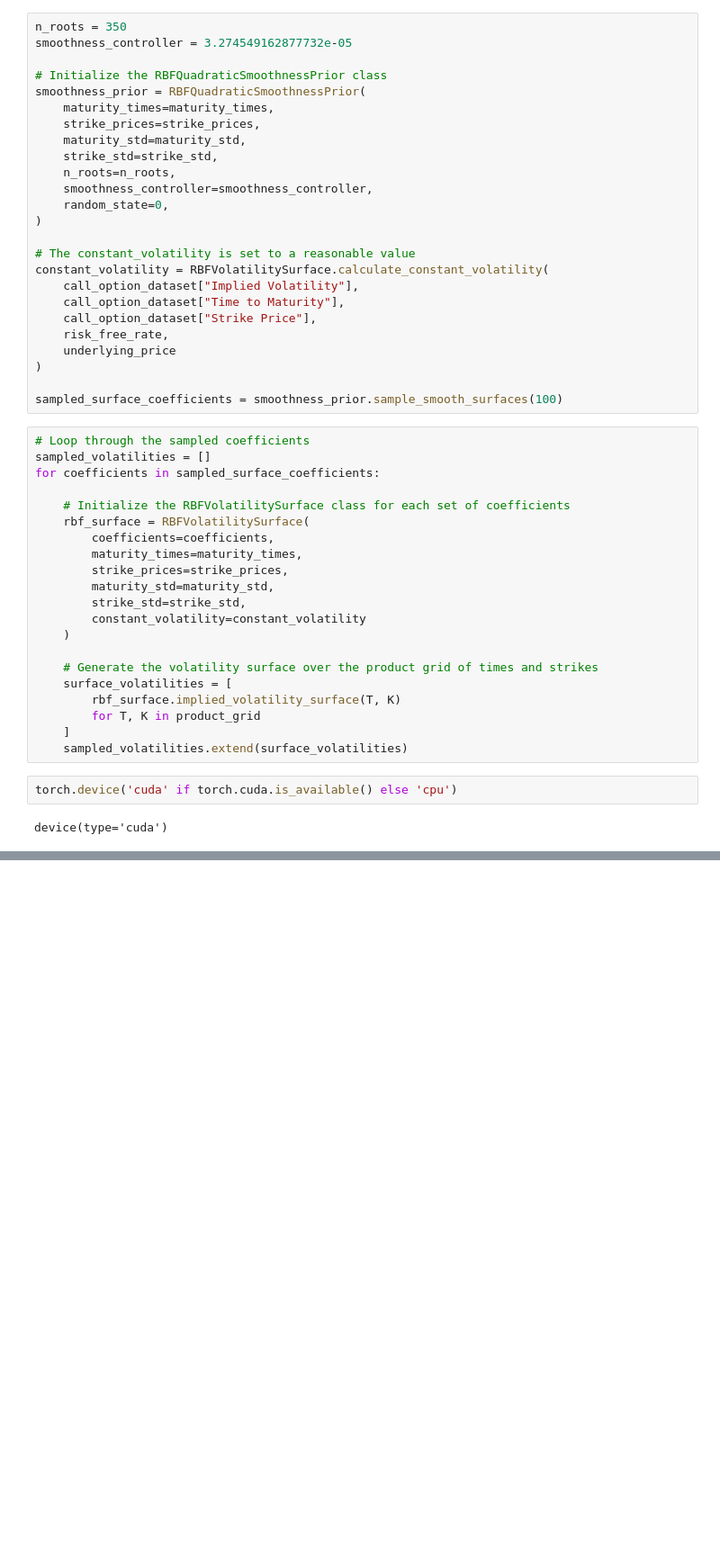
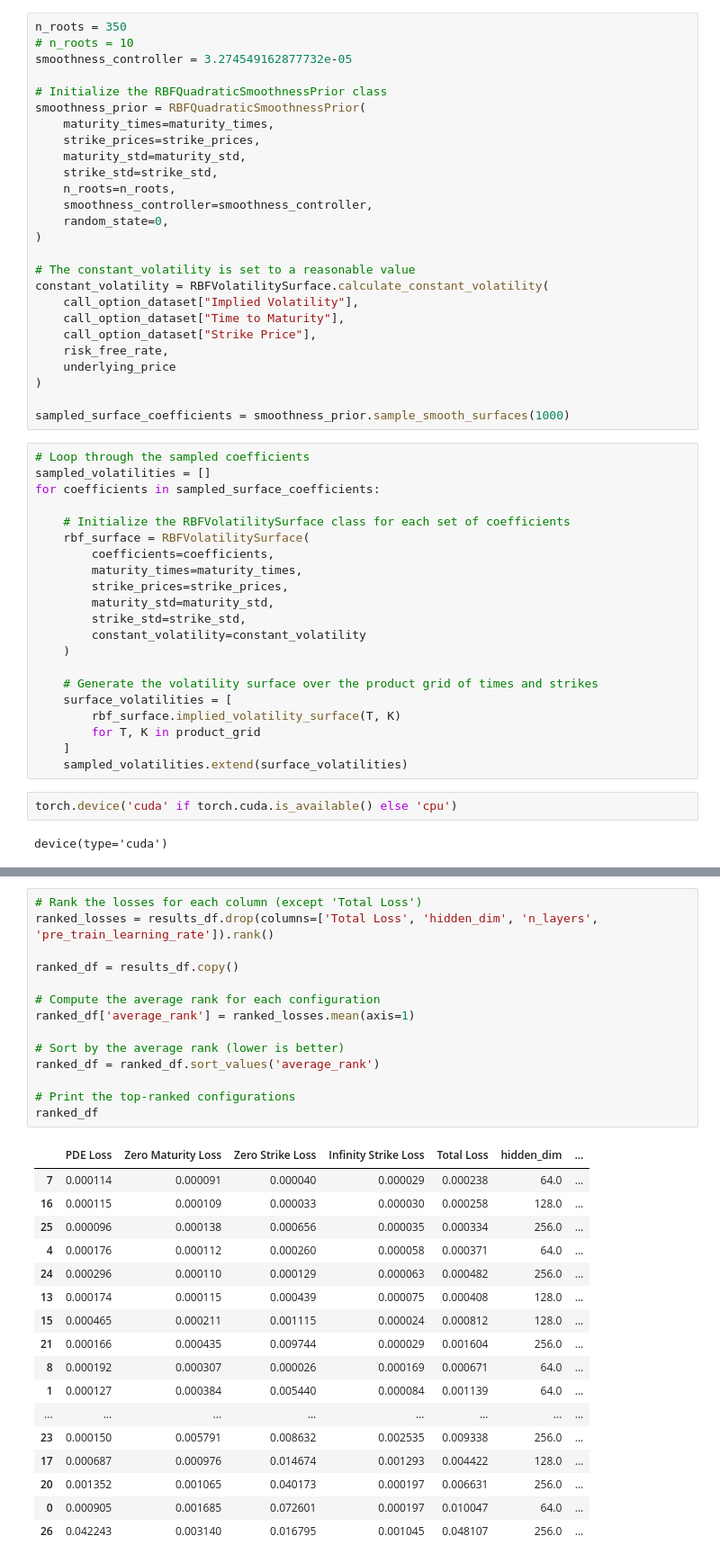
Before and after one commit to daniel-norouzi-m/adaptive-evolutionary-latent-optimization, a Jupyter notebook: dupire_pinn_trainer.ipynb, the cells around one changed output, grey strips where cells are left out. Shown at 90% size. Drawn from its saved outputs; the diff is of its cells as text; blank space fills up the shorter version.

```diff
--- a/dupire_pinn_trainer.ipynb
+++ b/dupire_pinn_trainer.ipynb
@@ -75,6 +78,7 @@ hypothetical_maturities_grid = hypothetical_maturity_times.reshape((len(hypothet
 hypothetical_strikes_grid = hypothetical_strike_prices.reshape((len(hypothetical_maturity_time_list), len(hypothetical_strike_price_list)))
 # %%
 n_roots = 350
+# n_roots = 10
 smoothness_controller = 3.274549162877732e-05
 
 # Initialize the RBFQuadraticSmoothnessPrior class
@@ -97,7 +101,7 @@ constant_volatility = RBFVolatilitySurface.calculate_constant_volatility(
     underlying_price
 )
 
-sampled_surface_coefficients = smoothness_prior.sample_smooth_surfaces(100)
+sampled_surface_coefficients = smoothness_prior.sample_smooth_surfaces(1000)
 # %%
 # Loop through the sampled coefficients
 sampled_volatilities = []
@@ -125,0 +205,32 @@ device(type='cuda')
+# %%
+# Rank the losses for each column (except 'Total Loss')
+ranked_losses = results_df.drop(columns=['Total Loss', 'hidden_dim', 'n_layers', 'pre_train_learning_rate']).rank()
+
+ranked_df = results_df.copy()
+
+# Compute the average rank for each configuration
+ranked_df['average_rank'] = ranked_losses.mean(axis=1)
+
+# Sort by the average rank (lower is better)
+ranked_df = ranked_df.sort_values('average_rank')
+
+# Print the top-ranked configurations
+ranked_df
+# %% [output]
+|  | PDE Loss | Zero Maturity Loss | Zero Strike Loss | Infinity Strike Loss | Total Loss | hidden_dim | ... |
+| 7 | 0.000114 | 0.000091 | 0.000040 | 0.000029 | 0.000238 | 64.0 | ... |
+| 16 | 0.000115 | 0.000109 | 0.000033 | 0.000030 | 0.000258 | 128.0 | ... |
+| 25 | 0.000096 | 0.000138 | 0.000656 | 0.000035 | 0.000334 | 256.0 | ... |
+| 4 | 0.000176 | 0.000112 | 0.000260 | 0.000058 | 0.000371 | 64.0 | ... |
+| 24 | 0.000296 | 0.000110 | 0.000129 | 0.000063 | 0.000482 | 256.0 | ... |
+| 13 | 0.000174 | 0.000115 | 0.000439 | 0.000075 | 0.000408 | 128.0 | ... |
+| 15 | 0.000465 | 0.000211 | 0.001115 | 0.000024 | 0.000812 | 128.0 | ... |
+| 21 | 0.000166 | 0.000435 | 0.009744 | 0.000029 | 0.001604 | 256.0 | ... |
+| 8 | 0.000192 | 0.000307 | 0.000026 | 0.000169 | 0.000671 | 64.0 | ... |
+| 1 | 0.000127 | 0.000384 | 0.005440 | 0.000084 | 0.001139 | 64.0 | ... |
+| ... | ... | ... | ... | ... | ... | ... | ... |
+| 23 | 0.000150 | 0.005791 | 0.008632 | 0.002535 | 0.009338 | 256.0 | ... |
+| 17 | 0.000687 | 0.000976 | 0.014674 | 0.001293 | 0.004422 | 128.0 | ... |
+| 20 | 0.001352 | 0.001065 | 0.040173 | 0.000197 | 0.006631 | 256.0 | ... |
+| 0 | 0.000905 | 0.001685 | 0.072601 | 0.000197 | 0.010047 | 64.0 | ... |
+| 26 | 0.042243 | 0.003140 | 0.016795 | 0.001045 | 0.048107 | 256.0 | ... |
```
Also changed, not shown: parts of 7 cells of this notebook, 4 other files.
